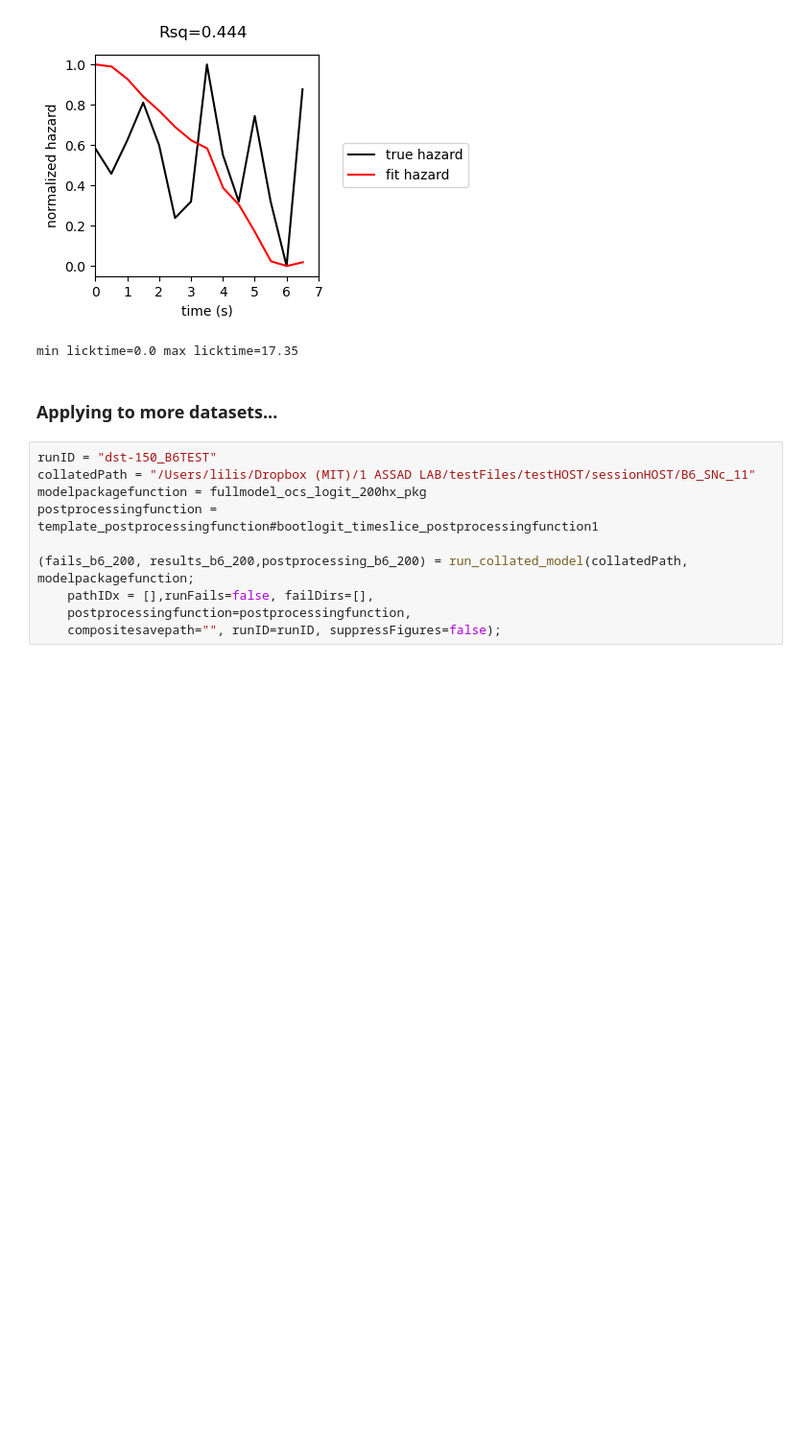
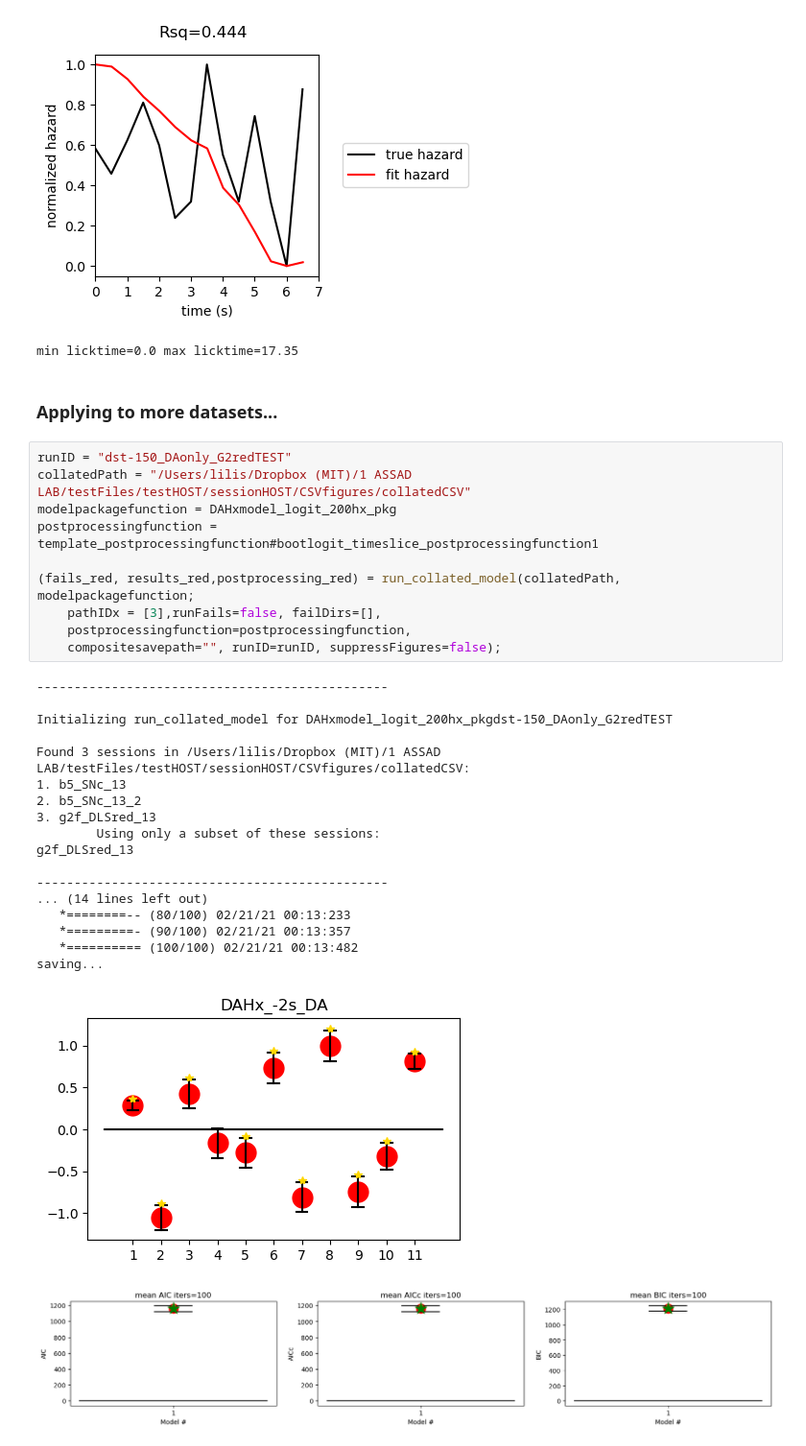
Before and after one commit to harvardschoolofmouse/HSOManalysisPackages, a Jupyter notebook: JuliaLanguage_Hierarchical_Models/2021-2-20 Hazard Fitting with Logit Model.ipynb, the cells around one changed output. Shown at 96% size. Saved outputs shown, nothing was run; the diff lists cells and outputs as text; blank space fills up the shorter version.

```diff
--- a/JuliaLanguage_Hierarchical_Models/2021-2-20 Hazard Fitting with Logit Model.ipynb
+++ b/JuliaLanguage_Hierarchical_Models/2021-2-20 Hazard Fitting with Logit Model.ipynb
@@ -126,12 +126,32 @@ min licktime=0.0 max licktime=17.35
 # %% [markdown]
 ### Applying to more datasets...
 # %%
-runID = "dst-150_B6TEST"
-collatedPath = "/Users/lilis/Dropbox (MIT)/1 ASSAD LAB/testFiles/testHOST/sessionHOST/B6_SNc_11"
-modelpackagefunction = fullmodel_ocs_logit_200hx_pkg
+runID = "dst-150_DAonly_G2redTEST"
+collatedPath = "/Users/lilis/Dropbox (MIT)/1 ASSAD LAB/testFiles/testHOST/sessionHOST/CSVfigures/collatedCSV"
+modelpackagefunction = DAHxmodel_logit_200hx_pkg
 postprocessingfunction = template_postprocessingfunction#bootlogit_timeslice_postprocessingfunction1
 
-(fails_b6_200, results_b6_200,postprocessing_b6_200) = run_collated_model(collatedPath, modelpackagefunction;
-    pathIDx = [],runFails=false, failDirs=[],
+(fails_red, results_red,postprocessing_red) = run_collated_model(collatedPath, modelpackagefunction;
+    pathIDx = [3],runFails=false, failDirs=[],
     postprocessingfunction=postprocessingfunction,
     compositesavepath="", runID=runID, suppressFigures=false);
+# %% [output]
+-----------------------------------------------
+
+Initializing run_collated_model for DAHxmodel_logit_200hx_pkgdst-150_DAonly_G2redTEST
+
+Found 3 sessions in /Users/lilis/Dropbox (MIT)/1 ASSAD LAB/testFiles/testHOST/sessionHOST/CSVfigures/collatedCSV:
+1. b5_SNc_13
+2. b5_SNc_13_2
+3. g2f_DLSred_13
+        Using only a subset of these sessions:
+g2f_DLSred_13
+
+-----------------------------------------------
+... (14 lines left out)
+   *========-- (80/100) 02/21/21 00:13:233
+   *=========- (90/100) 02/21/21 00:13:357
+   *========== (100/100) 02/21/21 00:13:482
+saving...
+[figure, added]
+[figure, added]
```
Also changed, not shown: parts of 3 cells of this notebook, 1 other file.
